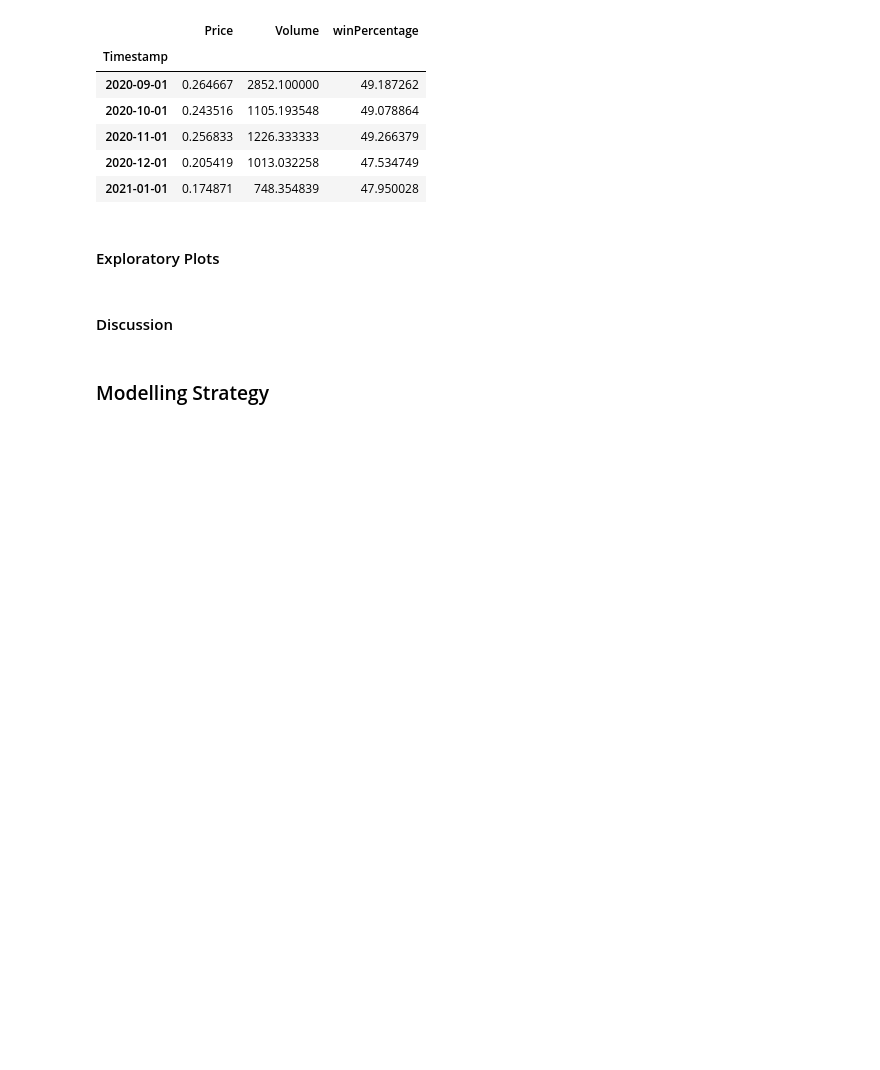
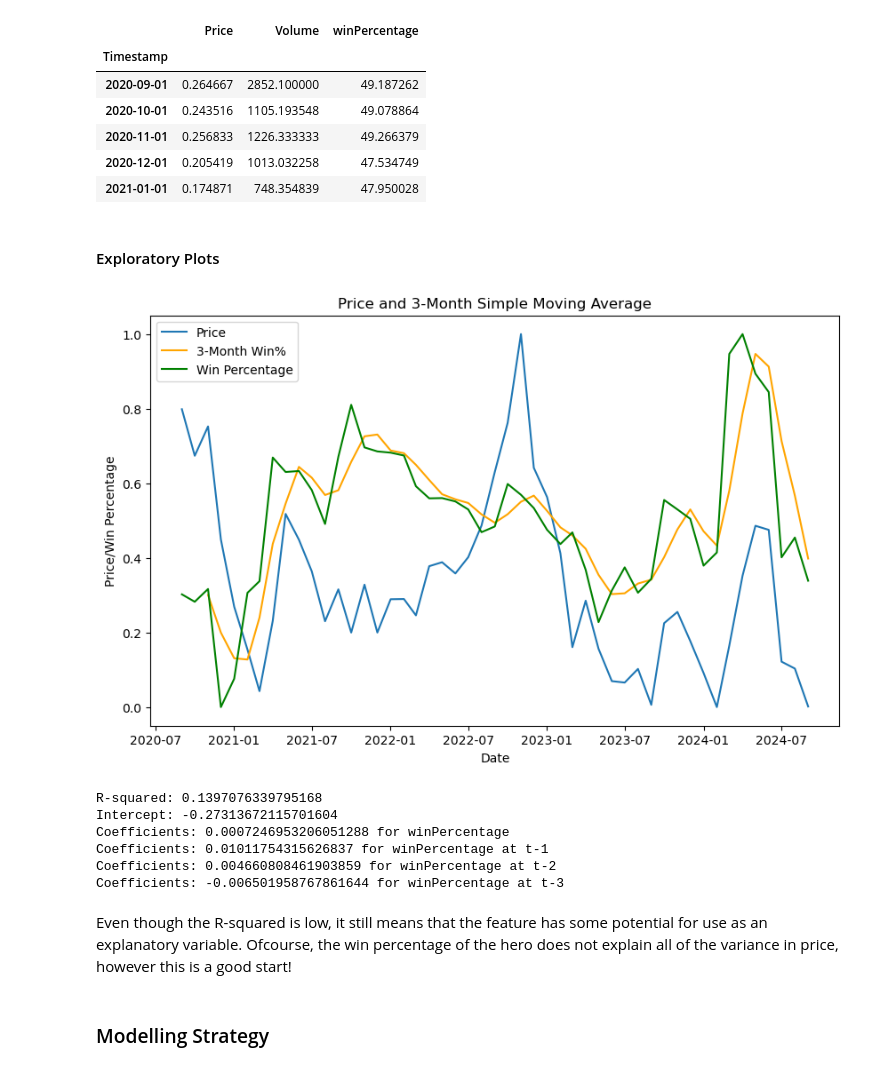
Before and after one commit to sudershsaksham/SteamMarketTradingBot, a Jupyter notebook: trading.ipynb, the cells around one changed output. Cells and saved outputs as stored; diff of their text form; code cells hidden in the pictures; blank space fills up the shorter version.

Commit message:
Discussion and Cleanup

```diff
--- a/trading.ipynb
+++ b/trading.ipynb
@@ -135,15 +117,28 @@ df.head(5)
 # %% [markdown]
 #### Exploratory Plots
 # %%
+from sklearn.preprocessing import MinMaxScaler
+
+# Assuming df_merged is your final DataFrame
+scaler = MinMaxScaler()
+
+# Normalize all columns
+df_temp = pd.DataFrame(scaler.fit_transform(df),
+                             columns=df.columns,
+                             index=df.index)
+
 # Calculate the 3-month Simple Moving Average (SMA)
-df_item['SMA_3'] = df_item['Price'].rolling(window=3).mean()
+df_temp['winPercentage_SMA'] = df_temp['winPercentage'].rolling(window=3).mean()
 
 # Plot the original 'Price' data and the 10-day SMA
 plt.figure(figsize=(10, 6))
-plt.plot(df_item['Price'], label='Price')
-plt.plot(df_item['SMA_3'], label='3-Month SMA', color='orange')
+plt.plot(df_temp['Price'], label='Price')
+plt.plot(df_temp['winPercentage_SMA'], label='3-Month Win%', color='orange')
+plt.plot(df_temp['winPercentage'], label='Win Percentage', color='green')
 plt.title("Price and 3-Month Simple Moving Average")
 plt.xlabel('Date')
-plt.ylabel('Price')
+plt.ylabel('Price/Win Percentage')
 plt.legend()
 plt.show()
+# %% [output]
+[figure, added]
@@ -152,4 +145,49 @@ plt.show()
-# %% [markdown]
-#### Discussion
+# %%
+import pandas as pd
+from sklearn.linear_model import LinearRegression
+import matplotlib.pyplot as plt
+
+# Create lagged columns for winPercentage
+df['winPercentage_t-1'] = df['winPercentage'].shift(1)
+df['winPercentage_t-2'] = df['winPercentage'].shift(2)
+df['winPercentage_t-3'] = df['winPercentage'].shift(3)
+
+# Drop rows with NaN values (due to shifting)
+df.dropna(inplace=True)
+
+# Define independent variables (including lagged features)
+X = df[['winPercentage', 'winPercentage_t-1', 'winPercentage_t-2', 'winPercentage_t-3']]
+y = df['Price']  # Dependent variable
+
+# Create a LinearRegression model
+model = LinearRegression()
+
+# Fit the model
+model.fit(X, y)
+
+# Predict the Price values based on the variables
+y_pred = model.predict(X)
+
+# Calculate R-squared
+r_squared = model.score(X, y)
+
+# Print the R-squared value
+print(f"R-squared: {r_squared}")
+
+# Display the coefficient and intercept
+print(f"Intercept: {model.intercept_}")
+print(f"Coefficients: {model.coef_[0]} for winPercentage")
+print(f"Coefficients: {model.coef_[1]} for winPercentage at t-1")
+print(f"Coefficients: {model.coef_[2]} for winPercentage at t-2")
+print(f"Coefficients: {model.coef_[3]} for winPercentage at t-3")
+# %% [output]
+R-squared: 0.1397076339795168
+Intercept: -0.27313672115701604
+Coefficients: 0.0007246953206051288 for winPercentage
+Coefficients: 0.01011754315626837 for winPercentage at t-1
+Coefficients: 0.004660808461903859 for winPercentage at t-2
+Coefficients: -0.006501958767861644 for winPercentage at t-3
+# %% [markdown]
+Even though the R-squared is low, it still means that the feature has some potential for use as an explanatory variable. Ofcourse, the win percentage of the hero does not explain all of the variance in price, however this is a good start!
 # %% [markdown]
 ### Modelling Strategy
```
Also changed, not shown: parts of 16 cells of this notebook, 1 other file.
